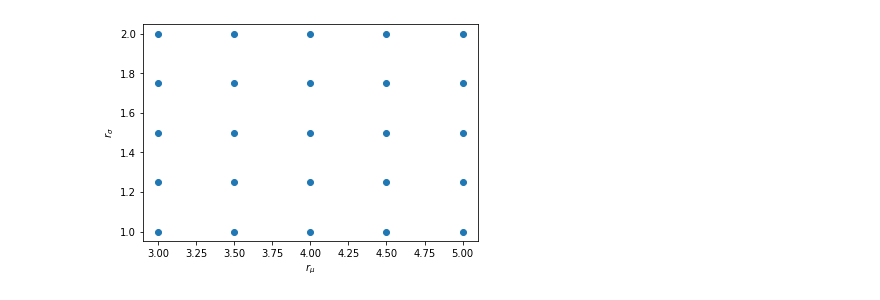
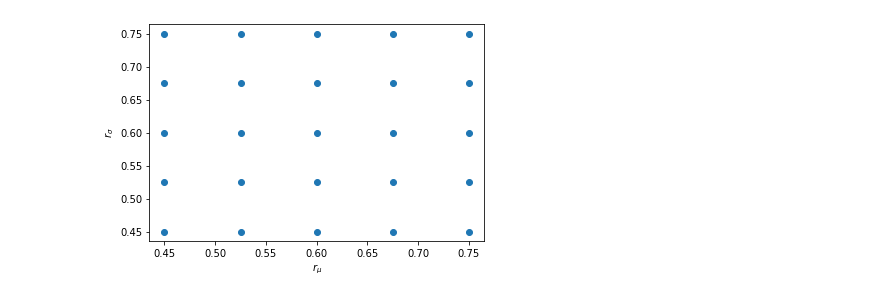
Before and after one commit to pozzo-research-group/HEAD, a Jupyter notebook: notebooks/04-Modelling nanostructure spectra and SAS profiles with polydispersity .ipynb, the cells around one changed output. Drawn from its saved outputs; the diff is of its cells as text; code cells hidden in the pictures.

```diff
--- a/notebooks/04-Modelling nanostructure spectra and SAS profiles with polydispersity .ipynb
+++ b/notebooks/04-Modelling nanostructure spectra and SAS profiles with polydispersity .ipynb
@@ -7,17 +7,17 @@ import matplotlib.pyplot as plt
 from head import Emulator, Grid
 # %%
 sim = Emulator()
-# %%
-X = np.linspace(3,5, num=5)
-Y = np.linspace(1,2, num=5)
-grid = Grid(X,Y)
-fig, ax = plt.subplots()
-ax.scatter(grid.points[:,0], grid.points[:,1])
-ax.set_xlabel(r'$r_{\mu}$')
-ax.set_ylabel(r'$r_{\sigma}$')
-plt.show()
-# %% [output]
-[figure, removed]
+# %%
+X = np.linspace(0.45,0.75, num=5)
+Y = np.linspace(0.45,0.75, num=5)
+grid = Grid(X,Y)
+fig, ax = plt.subplots()
+ax.scatter(grid.points[:,0], grid.points[:,1])
+ax.set_xlabel(r'$r_{\mu}$')
+ax.set_ylabel(r'$r_{\sigma}$')
+plt.show()
+# %% [output]
+[figure, added]
 # %%
 for i in grid:
     fig, axs = plt.subplots(1,2,figsize=(8,4))
```
Also changed, not shown: parts of 1 cell of this notebook, 2 other files.
